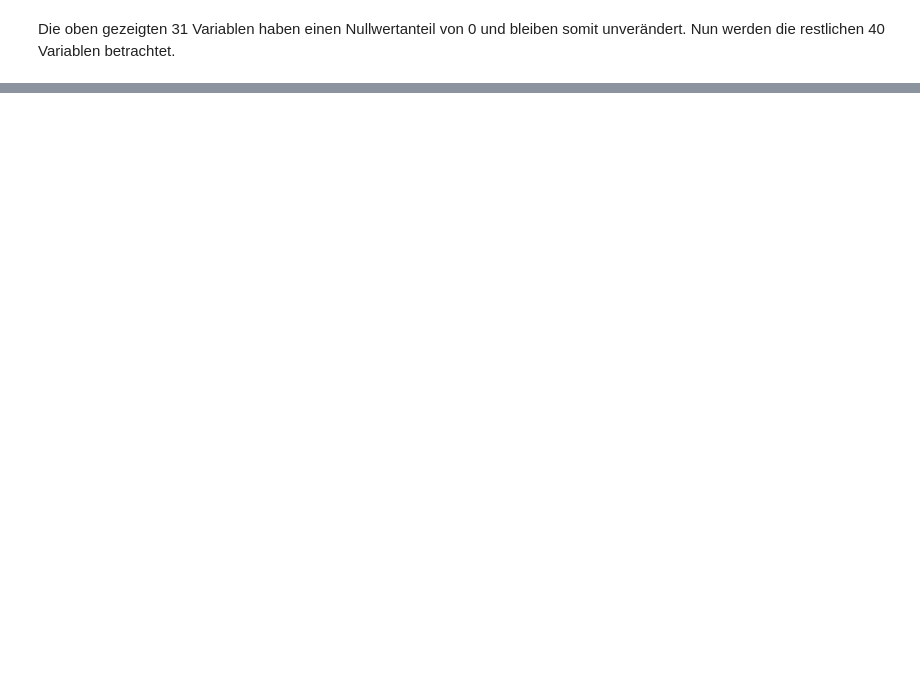
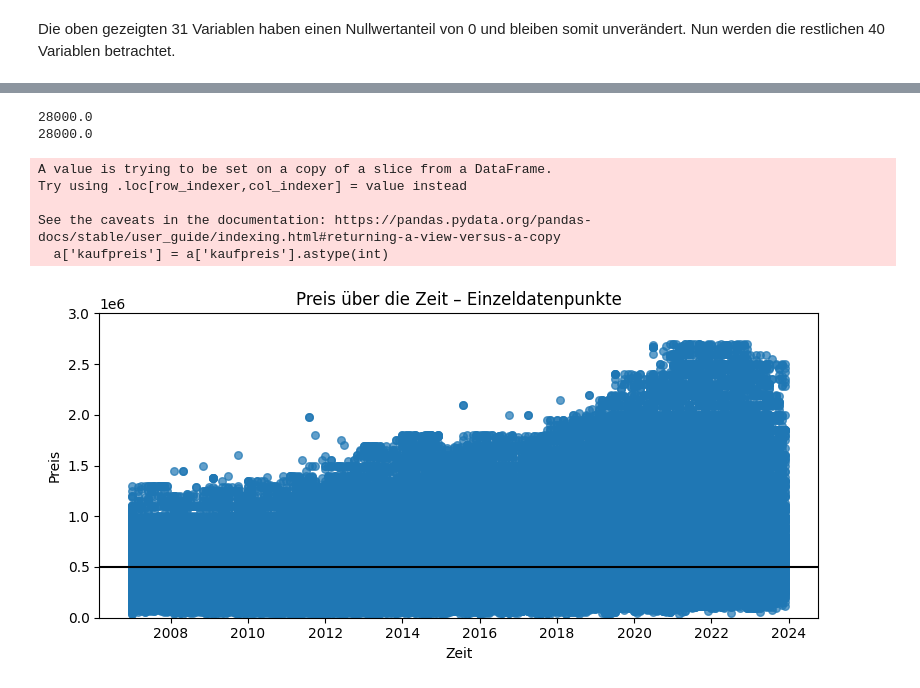
Before and after one commit to igci001/Data_Lab, a Jupyter notebook: DataLab_Emirhan_Igci.ipynb, the cells around one changed output, grey strips where cells are left out. Drawn from its saved outputs; the diff is of its cells as text; code cells hidden in the pictures; blank space fills up the shorter version.

```diff
--- a/DataLab_Emirhan_Igci.ipynb
+++ b/DataLab_Emirhan_Igci.ipynb
@@ -432,0 +433,12 @@ AttributeError: 'DataFrame' object has no attribute 'unique'
+# %%
+# Ersetzen der Nullwerte auf No
+columns_with_2_unique_values = unique_df[unique_df['Anzahl'] == 2]['Spalte']
+set_value_for_nullvalues('No', columns_with_2_unique_values, c_df)
+
+# Überprüfen der Nullwerte
+zwischenstand = na_df(c_df).sort_values('NA Anteil (%) ohne 0')
+display(zwischenstand[zwischenstand['NA Anteil (%) ohne 0'] > 0])
+
+# Entfernen von Click_Customer
+zwischenstand.drop(15, axis=0, inplace=True)
+c_df.drop('click_customer', axis=1, inplace=True)
@@ -432,0 +616,26 @@ AttributeError: 'DataFrame' object has no attribute 'unique'
+# %%
+a = c_df[['adat','kaufpreis']]
+print(a.kaufpreis.min())
+print(a.kaufpreis.min())
+a['kaufpreis'] = a['kaufpreis'].astype(int)
+datum_a = pd.to_datetime(a.adat, format='%Y-%m-%d')
+avg = a['kaufpreis'].mean()
+
+plt.figure(figsize=(8,4))
+plt.scatter(a['adat'], a['kaufpreis'], s=30, alpha=0.7)  # s=Größe,
+plt.axhline(y=avg, label=f'Durchschnitt: {avg:,.0f}', color='black')
+plt.xlabel('Zeit')
+plt.ylabel('Preis')
+plt.ylim(0, 3000000)
+plt.title('Preis über die Zeit – Einzeldatenpunkte')
+plt.tight_layout()
+plt.show()
+# %% [output]
+28000.0
+28000.0
+A value is trying to be set on a copy of a slice from a DataFrame.
+Try using .loc[row_indexer,col_indexer] = value instead
+
+See the caveats in the documentation: https://pandas.pydata.org/pandas-docs/stable/user_guide/indexing.html#returning-a-view-versus-a-copy
+  a['kaufpreis'] = a['kaufpreis'].astype(int)
+[figure, added]
```
Also changed, not shown: parts of 25 cells of this notebook, 3 other files.
